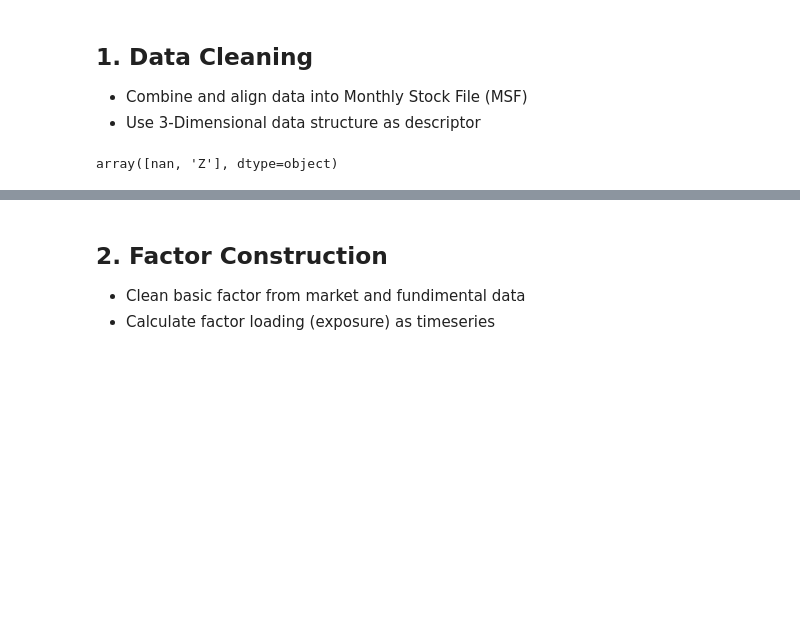
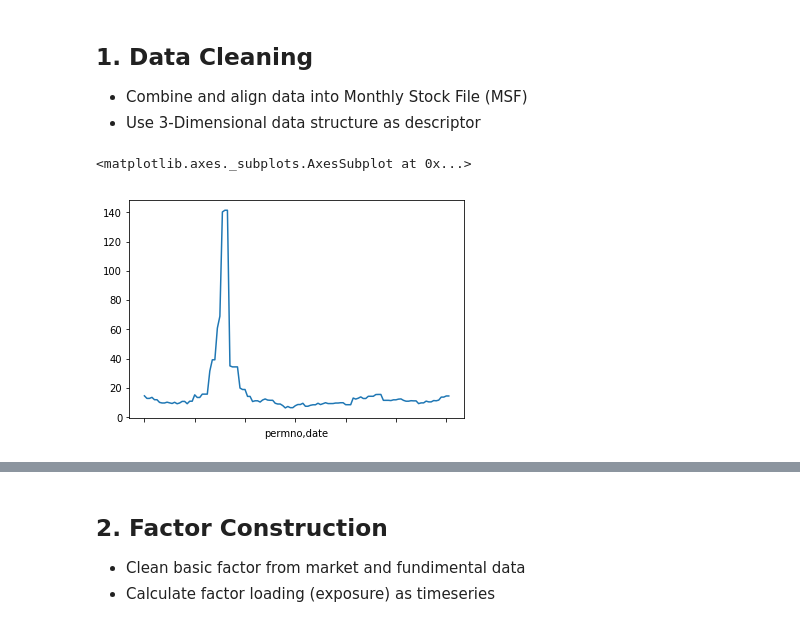
Before and after one commit to icelord91/mf803_proj_barra, a Jupyter notebook: manuscript.ipynb, the cells around one changed output, grey strips where cells are left out. Saved outputs shown, nothing was run; the diff lists cells and outputs as text; code cells hidden in the pictures; blank space fills up the shorter version.

```diff
--- a/manuscript.ipynb
+++ b/manuscript.ipynb
@@ -19,8 +19,7 @@ msf = pd.DataFrame(data=msf_raw.loc[:, col].copy().values,
 finr_raw = pd.read_csv('data/finratiofirm.csv')
 indx = pd.MultiIndex.from_arrays(finr_raw.iloc[:, [0, 3]].values.T,
                                  names=['permno', 'date'])
-col = ['bm', 'pe_inc', 'roe',
-       'GProf', 'debt_assets', 'at_turn', 'ptb', 'divyield']
+col = ['pe_exi', 'roe', 'GProf', 'PEG_trailing', 'debt_assets', 'ptb', 'divyield']
 finr = pd.DataFrame(data=finr_raw.loc[:, col].copy().values,
                     index=indx,
                     columns=col)
@@ -45,11 +44,14 @@ msf.loc[ll, 'ASKHI'] = msf.loc[ll, 'ASKHI'].abs()
 msf.loc[ll, 'divyield'] = msf.loc[ll, 'divyield'].astype('str').str.replace('%', '').astype('f') / 100
 msf.loc[ll, 'rf'] = np.tile(fff.rf.values, indx.levels[0].shape)
 # %%
-msf.loc[ll, 'pe'] = msf.loc[ll, 'pe_inc'].fillna(method='ffill')
+msf.loc[ll, 'pe'] = msf.loc[ll, 'pe_exi'].fillna(method='ffill')
 msf.loc[(msf.loc[ll, 'pe'] == 0), 'pe'] = np.nan
 msf.loc[ll, 'eps'] = msf.loc[ll, 'PRC'] / msf.loc[ll, 'pe']
+# %%
+msf.loc[(msf.TICKER == 'JPM'), 'pe'].plot()
+# %% [output]
+<matplotlib.axes._subplots.AxesSubplot at 0x...>
+[figure, added]
 # %%
 mesh = msf.SICCD.astype('str').str.contains('[a-zA-Z]+', regex=True)
 msf.loc[mesh, 'SICCD'].unique()
-# %% [output]
-array([nan, 'Z'], dtype=object)
```
Also changed, not shown: parts of 23 cells of this notebook.
